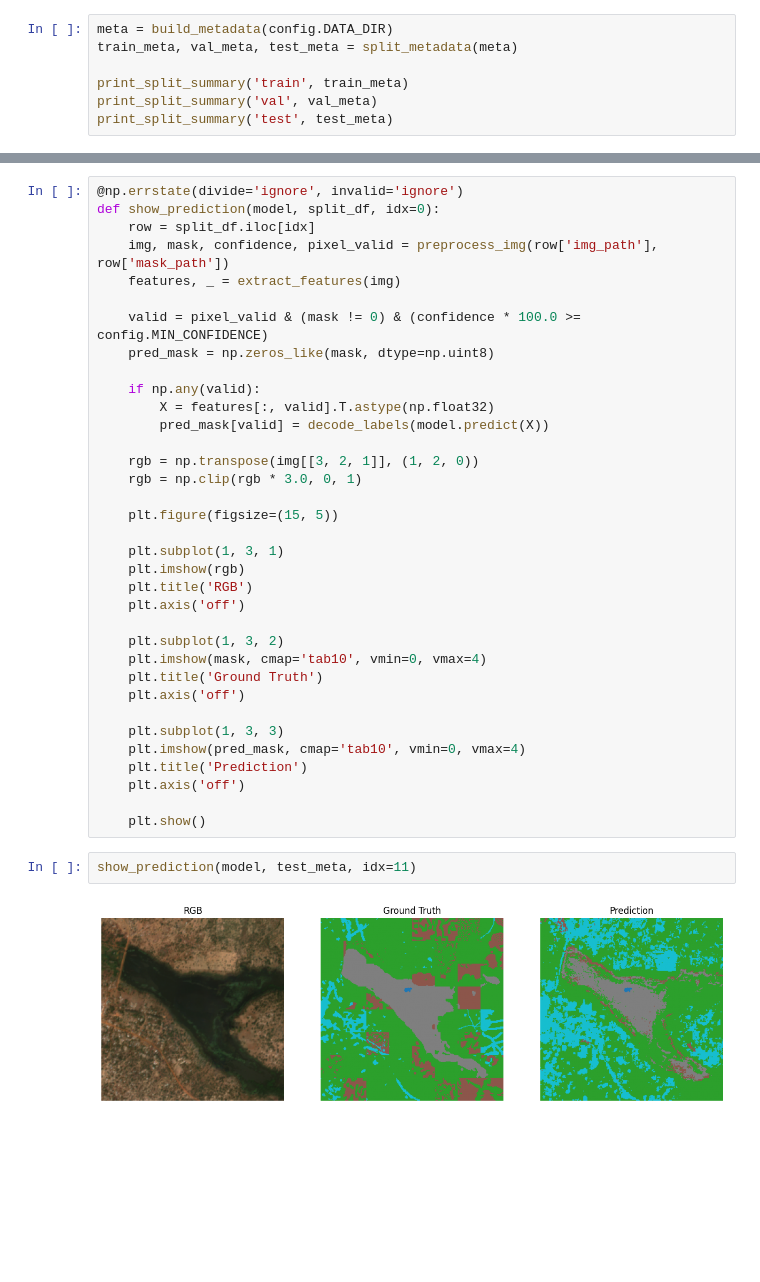
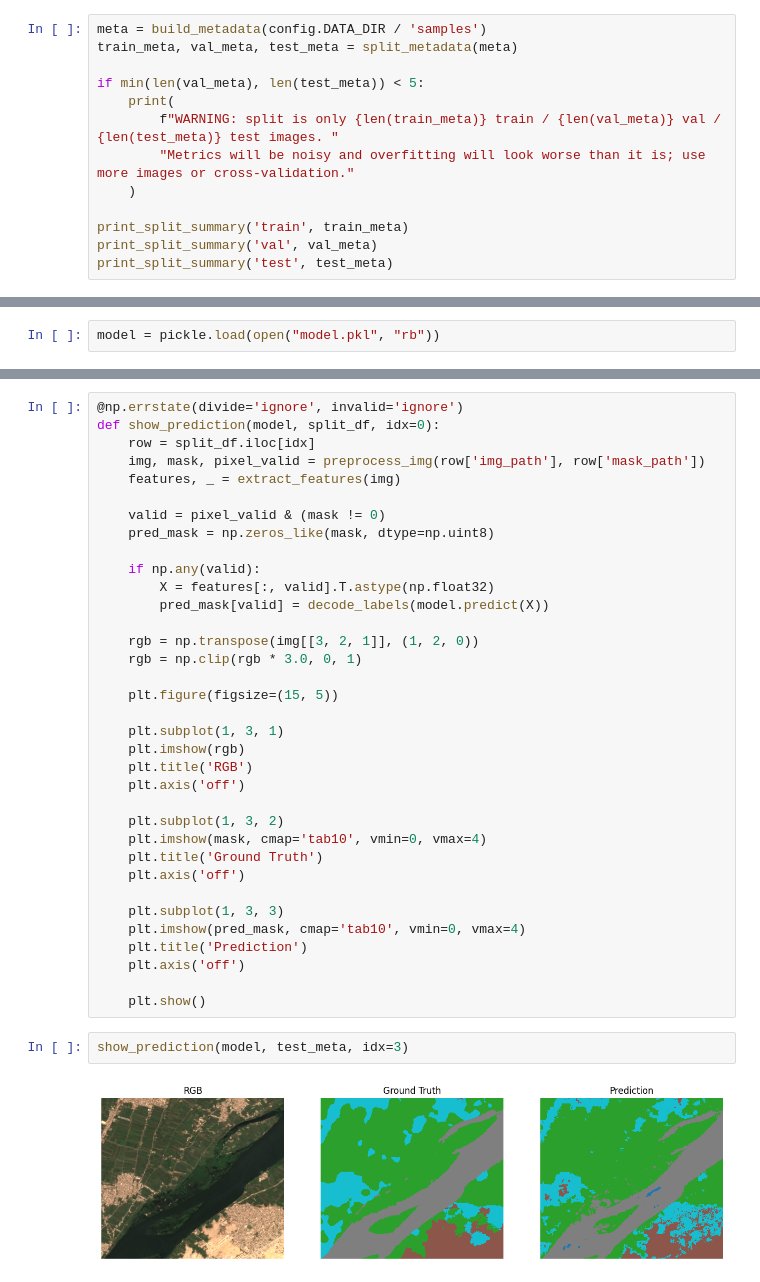
Before and after one commit to Mohamed-Ashraf273/satellite-imagery, a Jupyter notebook: train_p1.ipynb, the cells around one changed output, grey strips where cells are left out. Drawn from its saved outputs; the diff is of its cells as text; blank space fills up the shorter version.

Commit message:
gee ml model

```diff
--- a/train_p1.ipynb
+++ b/train_p1.ipynb
@@ -218,6 +218,12 @@ def build_dataset(split_df, n_jobs=-1):
 # %%
-meta = build_metadata(config.DATA_DIR)
+meta = build_metadata(config.DATA_DIR / 'samples')
 train_meta, val_meta, test_meta = split_metadata(meta)
+
+if min(len(val_meta), len(test_meta)) < 5:
+    print(
+        f"WARNING: split is only {len(train_meta)} train / {len(val_meta)} val / {len(test_meta)} test images. "
+        "Metrics will be noisy and overfitting will look worse than it is; use more images or cross-validation."
+    )
 
 print_split_summary('train', train_meta)
 print_split_summary('val', val_meta)
@@ -338,3 +363,5 @@ XGBClassifier(base_score=None, booster=None, callbacks=None,
+# %%
+model = pickle.load(open("model.pkl", "rb"))
 # %%
 evaluate_split("Train", model, X_train, y_train)
 # %% [output]
@@ -453,10 +456,10 @@ display(importance_df.head(20))
 @np.errstate(divide='ignore', invalid='ignore')
 def show_prediction(model, split_df, idx=0):
     row = split_df.iloc[idx]
-    img, mask, confidence, pixel_valid = preprocess_img(row['img_path'], row['mask_path'])
+    img, mask, pixel_valid = preprocess_img(row['img_path'], row['mask_path'])
     features, _ = extract_features(img)
 
-    valid = pixel_valid & (mask != 0) & (confidence * 100.0 >= config.MIN_CONFIDENCE)
+    valid = pixel_valid & (mask != 0)
     pred_mask = np.zeros_like(mask, dtype=np.uint8)
 
     if np.any(valid):
@@ -485,6 +488,6 @@ def show_prediction(model, split_df, idx=0):
 
     plt.show()
 # %%
-show_prediction(model, test_meta, idx=11)
+show_prediction(model, test_meta, idx=3)
 # %% [output]
-[figure, old version]
+[figure, new version]
```
Also changed, not shown: parts of 13 cells of this notebook, 4 other files.
